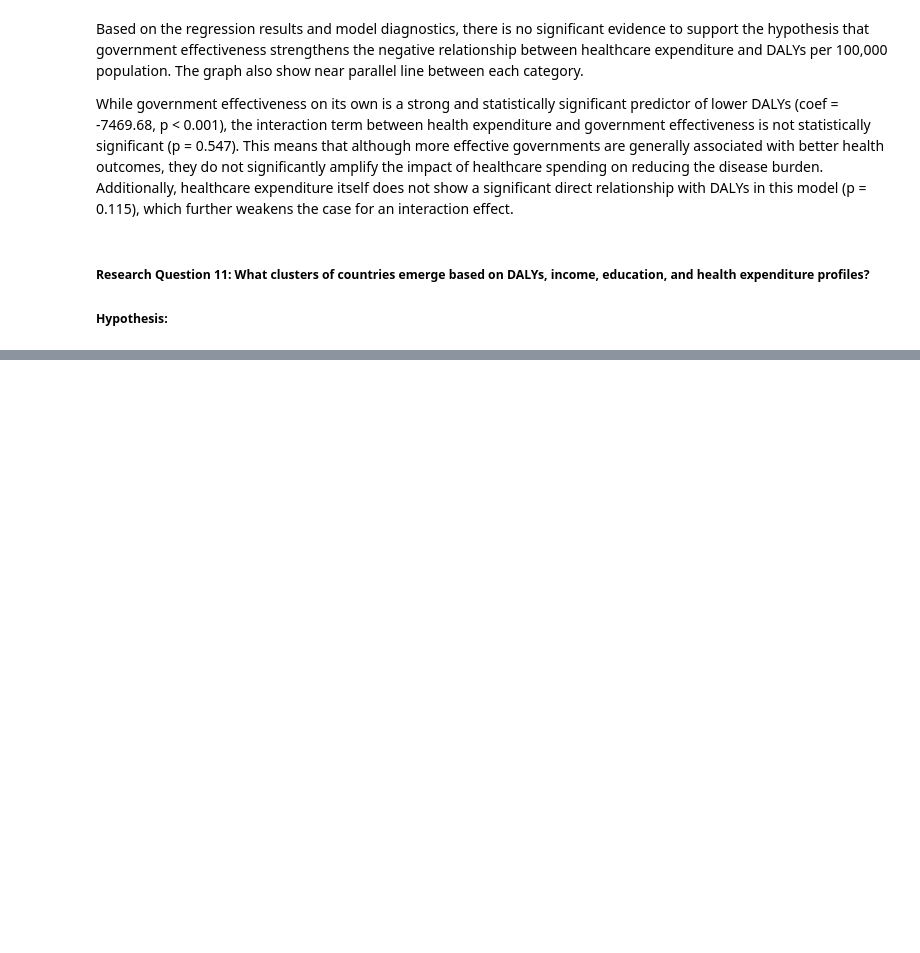
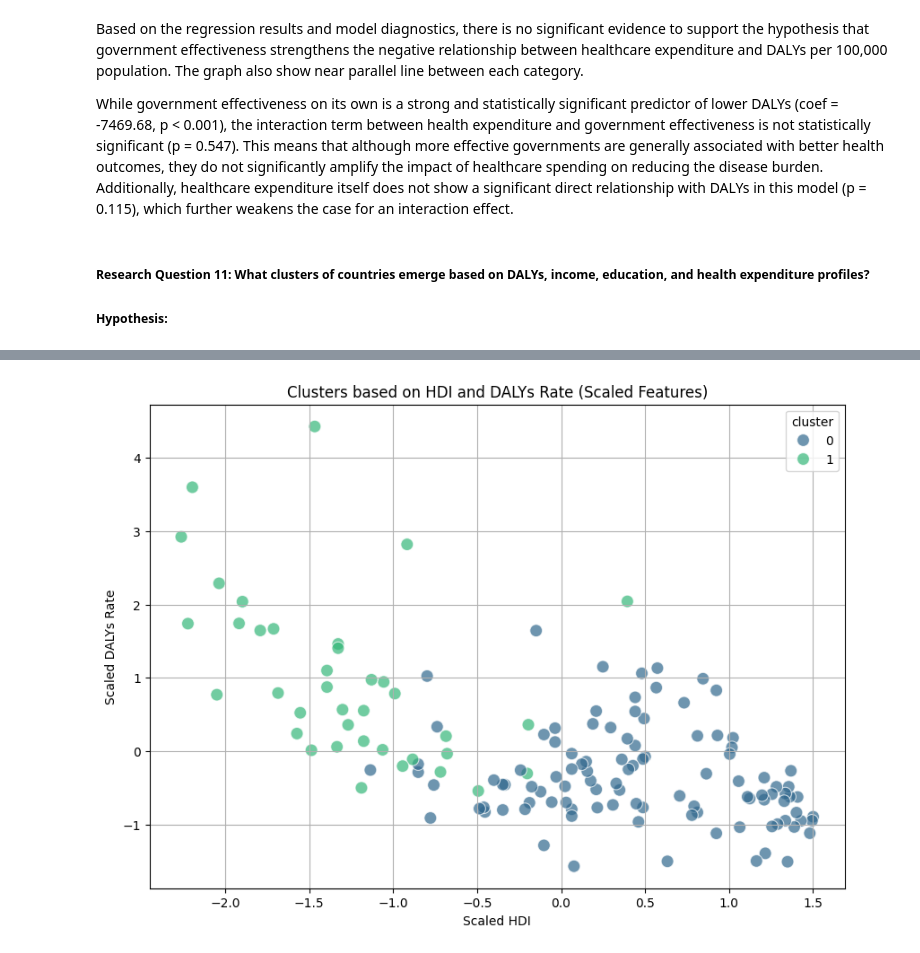
Before and after one commit to AimanIskndr/bdata-daly-socioeconomic, a Jupyter notebook: analysis.ipynb, the cells around one changed output, grey strips where cells are left out. Cells and saved outputs as stored; diff of their text form; code cells hidden in the pictures; blank space fills up the shorter version.

```diff
--- a/analysis.ipynb
+++ b/analysis.ipynb
@@ -1506,0 +1632,13 @@ While government effectiveness on its own is a strong and statistically signific
+# %%
+df11_plot = df11.copy()
+df11_plot[features] = X_scaled
+# %%
+plt.figure(figsize=(10, 7))
+sns.scatterplot(x='hdi', y='dalys_rate', hue='cluster', data=df11_plot, palette='viridis', s=100, alpha=0.7)
+plt.title('Clusters based on HDI and DALYs Rate (Scaled Features)')
+plt.xlabel('Scaled HDI')
+plt.ylabel('Scaled DALYs Rate')
+plt.grid(True)
+plt.show()
+# %% [output]
+[figure, added]
```
Also changed, not shown: parts of 9 cells of this notebook.
